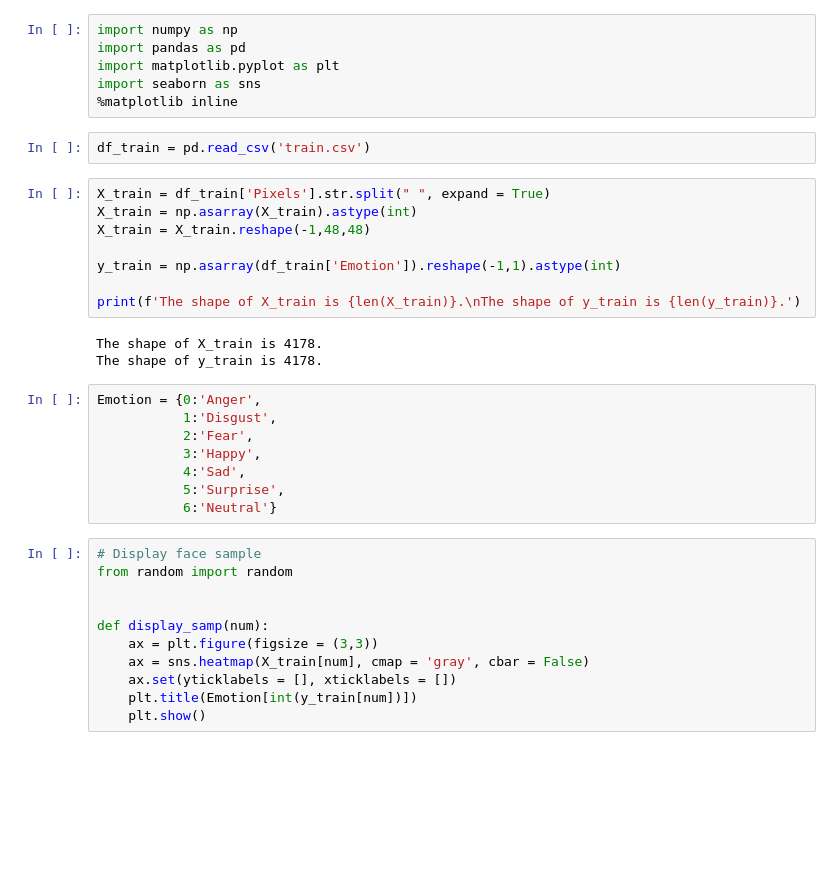
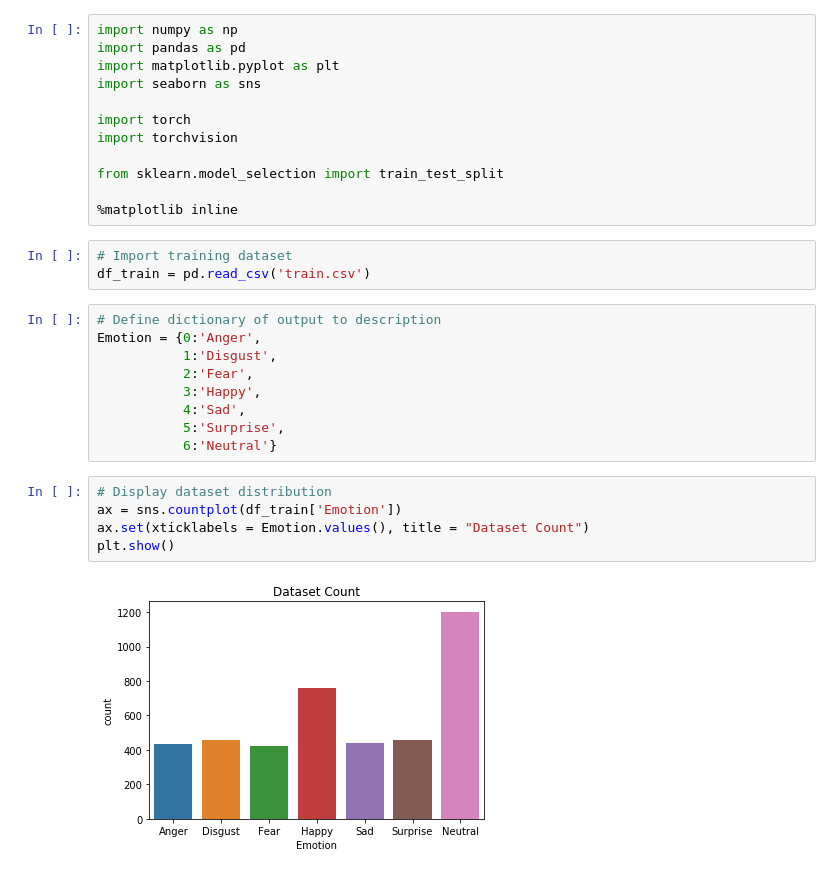
Before and after one commit to pmallari/Emotion_Recognition_PyTorch, a Jupyter notebook: Emotion Detection.ipynb, the cells around one changed output. Drawn from its saved outputs; the diff is of its cells as text; blank space fills up the shorter version.

```diff
--- a/Emotion Detection.ipynb
+++ b/Emotion Detection.ipynb
@@ -3,21 +3,18 @@ import numpy as np
 import pandas as pd
 import matplotlib.pyplot as plt
 import seaborn as sns
+
+import torch
+import torchvision
+
+from sklearn.model_selection import train_test_split
+
 %matplotlib inline
 # %%
+# Import training dataset
 df_train = pd.read_csv('train.csv')
-# %%
-X_train = df_train['Pixels'].str.split(" ", expand = True)
-X_train = np.asarray(X_train).astype(int)
-X_train = X_train.reshape(-1,48,48)
-
-y_train = np.asarray(df_train['Emotion']).reshape(-1,1).astype(int)
-
-print(f'The shape of X_train is {len(X_train)}.\nThe shape of y_train is {len(y_train)}.')
-# %% [output]
-The shape of X_train is 4178.
-The shape of y_train is 4178.
 # %%
+# Define dictionary of output to description
 Emotion = {0:'Anger',
            1:'Disgust',
            2:'Fear',
@@ -25,14 +22,10 @@ Emotion = {0:'Anger',
            4:'Sad',
            5:'Surprise',
            6:'Neutral'}
-# %%
-# Display face sample
-from random import random
-
-
-def display_samp(num):
-    ax = plt.figure(figsize = (3,3))
-    ax = sns.heatmap(X_train[num], cmap = 'gray', cbar = False)
-    ax.set(yticklabels = [], xticklabels = [])
-    plt.title(Emotion[int(y_train[num])])
-    plt.show()
+# %%
+# Display dataset distribution
+ax = sns.countplot(df_train['Emotion'])
+ax.set(xticklabels = Emotion.values(), title = "Dataset Count")
+plt.show()
+# %% [output]
+[figure, added]
```
Also changed, not shown: parts of 17 cells of this notebook, 3 other files.
